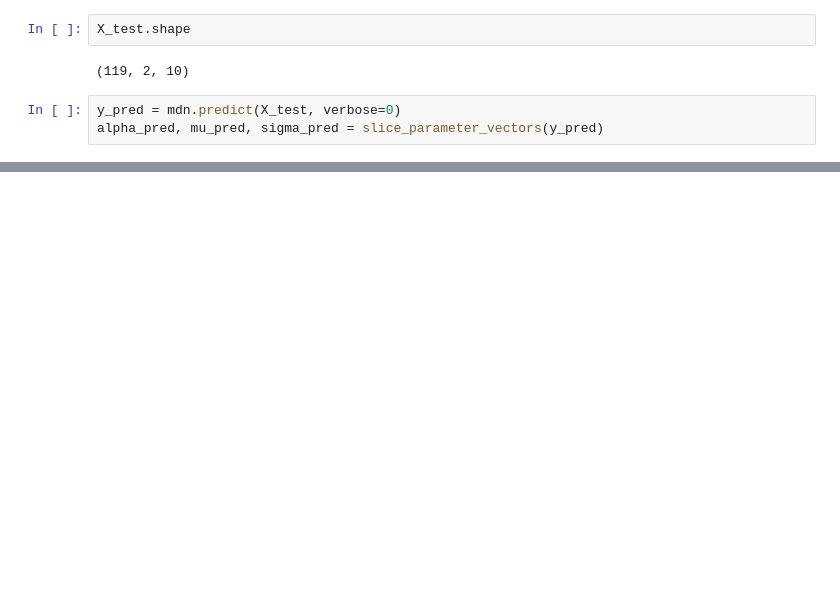
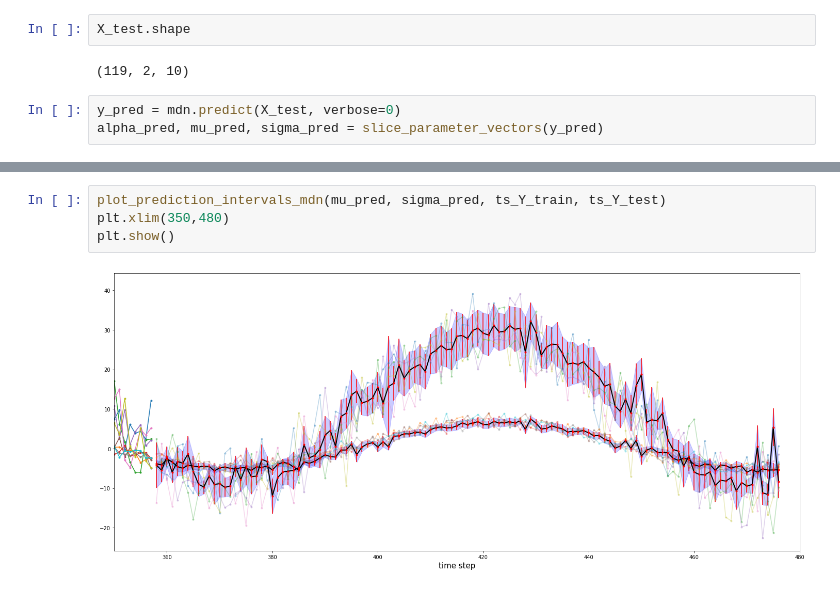
Before and after one commit to next-yolandadelahoz/probabilistic_forecasting, a Jupyter notebook: tutorial_mdn_dqr.ipynb, the cells around one changed output, grey strips where cells are left out. Cells and saved outputs as stored; diff of their text form; blank space fills up the shorter version.

```diff
--- a/tutorial_mdn_dqr.ipynb
+++ b/tutorial_mdn_dqr.ipynb
@@ -822,0 +762,6 @@ X_test.shape[0]
+# %%
+plot_prediction_intervals_mdn(mu_pred, sigma_pred, ts_Y_train, ts_Y_test)
+plt.xlim(350,480)
+plt.show()
+# %% [output]
+[figure, added]
```
Also changed, not shown: parts of 56 cells of this notebook.
